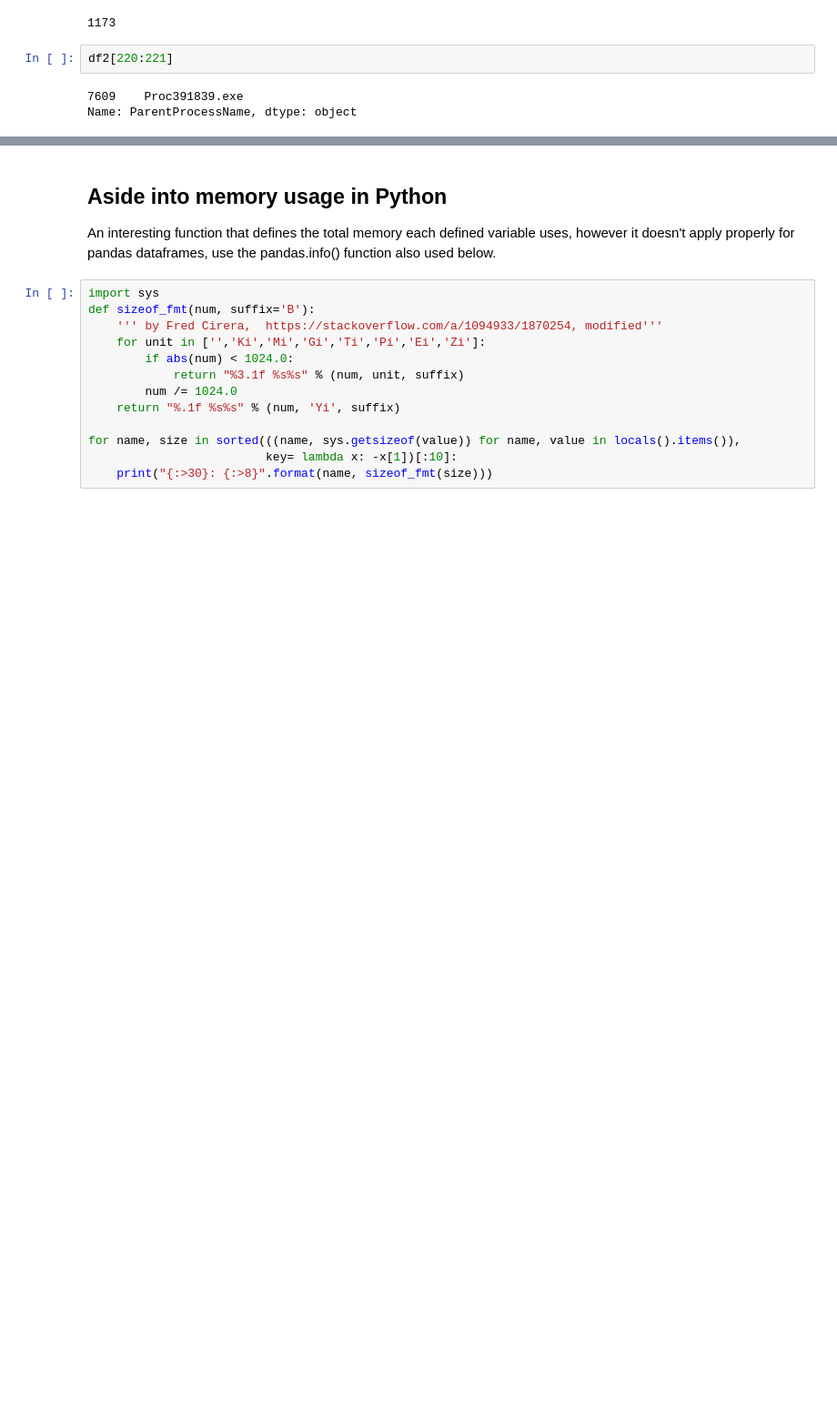
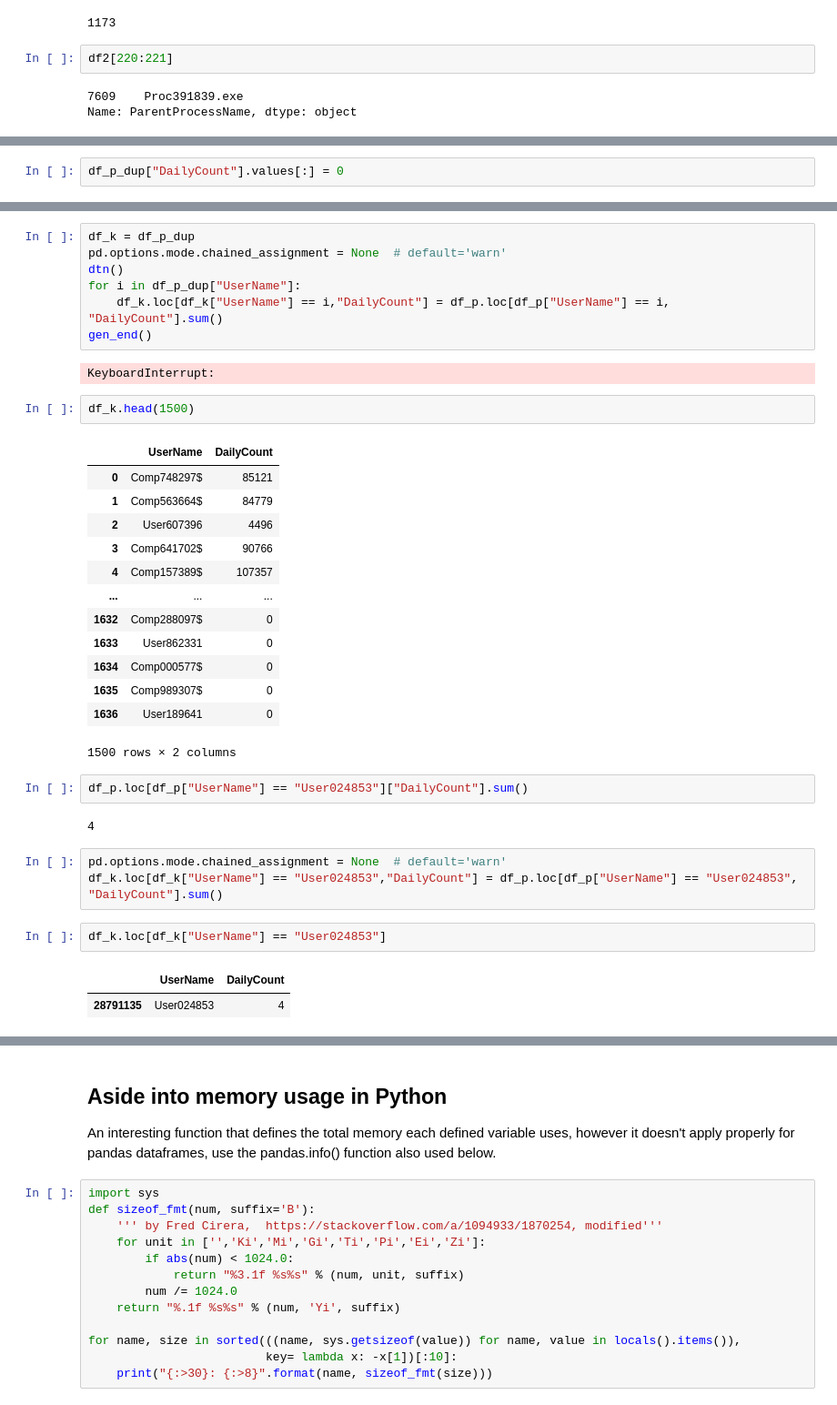
Before and after one commit to gabejg/Advanced-Cyber-Analytics-for-Attack-Detection, a Jupyter notebook: Gabriel/EDA/Process.ipynb, the cells around one changed output, grey strips where cells are left out. Shown at 91% size. Drawn from its saved outputs; the diff is of its cells as text; blank space fills up the shorter version.

```diff
--- a/Gabriel/EDA/Process.ipynb
+++ b/Gabriel/EDA/Process.ipynb
@@ -964,0 +1009,2 @@ Name: ParentProcessName, dtype: object
+# %%
+df_p_dup["DailyCount"].values[:] = 0
@@ -964,0 +1035,37 @@ Name: ParentProcessName, dtype: object
+# %%
+df_k = df_p_dup
+pd.options.mode.chained_assignment = None  # default='warn'
+dtn()
+for i in df_p_dup["UserName"]:
+    df_k.loc[df_k["UserName"] == i,"DailyCount"] = df_p.loc[df_p["UserName"] == i, "DailyCount"].sum()
+gen_end()
+# %% [output]
+KeyboardInterrupt:
+# %%
+df_k.head(1500)
+# %% [output]
+|  | UserName | DailyCount |
+| 0 | Comp748297$ | 85121 |
+| 1 | Comp563664$ | 84779 |
+| 2 | User607396 | 4496 |
+| 3 | Comp641702$ | 90766 |
+| 4 | Comp157389$ | 107357 |
+| ... | ... | ... |
+| 1632 | Comp288097$ | 0 |
+| 1633 | User862331 | 0 |
+| 1634 | Comp000577$ | 0 |
+| 1635 | Comp989307$ | 0 |
+| 1636 | User189641 | 0 |
+1500 rows × 2 columns
+# %%
+df_p.loc[df_p["UserName"] == "User024853"]["DailyCount"].sum()
+# %% [output]
+4
+# %%
+pd.options.mode.chained_assignment = None  # default='warn'
+df_k.loc[df_k["UserName"] == "User024853","DailyCount"] = df_p.loc[df_p["UserName"] == "User024853", "DailyCount"].sum()
+# %%
+df_k.loc[df_k["UserName"] == "User024853"]
+# %% [output]
+|  | UserName | DailyCount |
+| 28791135 | User024853 | 4 |
```
Also changed, not shown: parts of 15 cells of this notebook.
